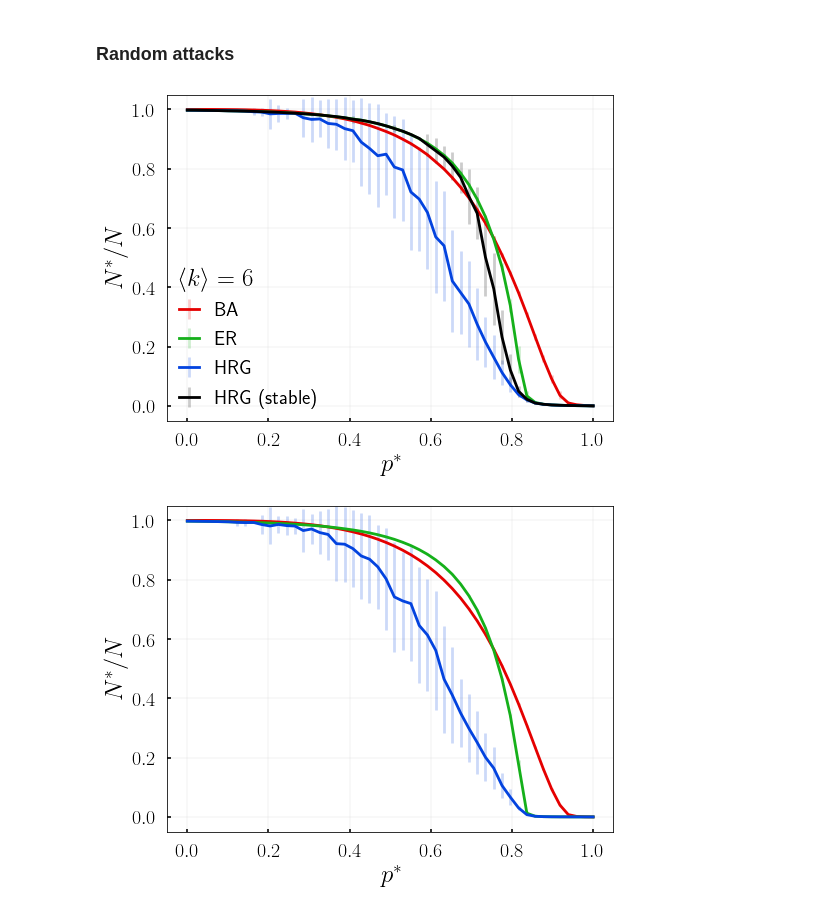
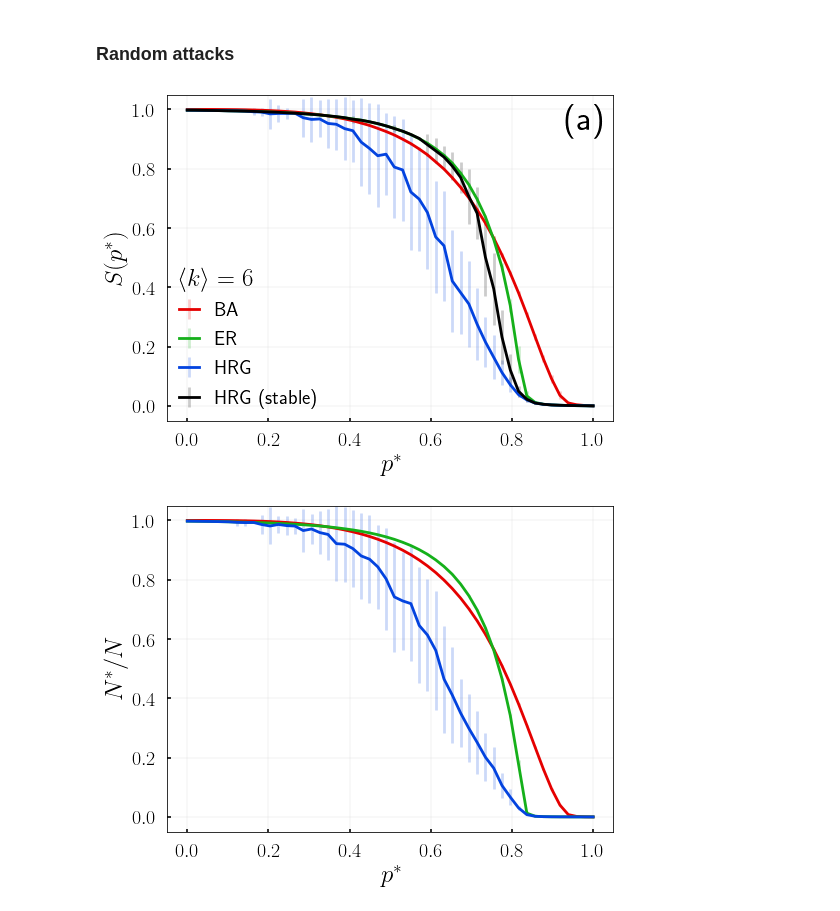
Before and after one commit to robertjankowski/attacks-on-hierarchical-networks, a Jupyter notebook: notebooks/attacks_on_hrg_results.ipynb, the cells around one changed output. Saved outputs shown, nothing was run; the diff lists cells and outputs as text; code cells hidden in the pictures.

Commit message:
finished plots, update readme

```diff
--- a/notebooks/attacks_on_hrg_results.ipynb
+++ b/notebooks/attacks_on_hrg_results.ipynb
@@ -40,19 +40,19 @@ hrg3_random_small_k_2 = pd.read_csv('../output/k=2/random_attack_edge_HRG_1_stab
 # %%
 labels = ['BA', 'ER', 'HRG', 'HRG (stable)']
 data = [ba_random_small_k_6, er_random_small_k_6,
         hrg1_random_small_k_6, hrg3_random_small_k_6]
 
 viz.plot_giant_connected_component_vs_removed(data, labels, fontsize=20, loc='lower left',
                                               title=r'$\left<k\right> = 6$',
                                               title_fontsize=25)
-# plt.text(0.93, 0.93, '(a)', fontsize=35)
-
+plt.text(0.93, 0.93, '(a)', fontsize=35)
+plt.ylabel(r'$S (p^*)$')
 # plt.title(r'Random attacks, $N=8000, k\approx 6$')
 # plt.show()
 # viz.save_figure('../plots/random_attack_small_k_6.pdf')
 # viz.save_figure('../plots/random_attack_small_k_6.png')
 # %% [output]
-[figure, old version]
+[figure, new version]
 # %%
 labels = ['BA', 'ER', 'HRG 1', 'HRG 2']
 data = [ba_random_large_k_6, er_random_large_k_6,
```
Also changed, not shown: parts of 3 cells of this notebook, 5 other files.
